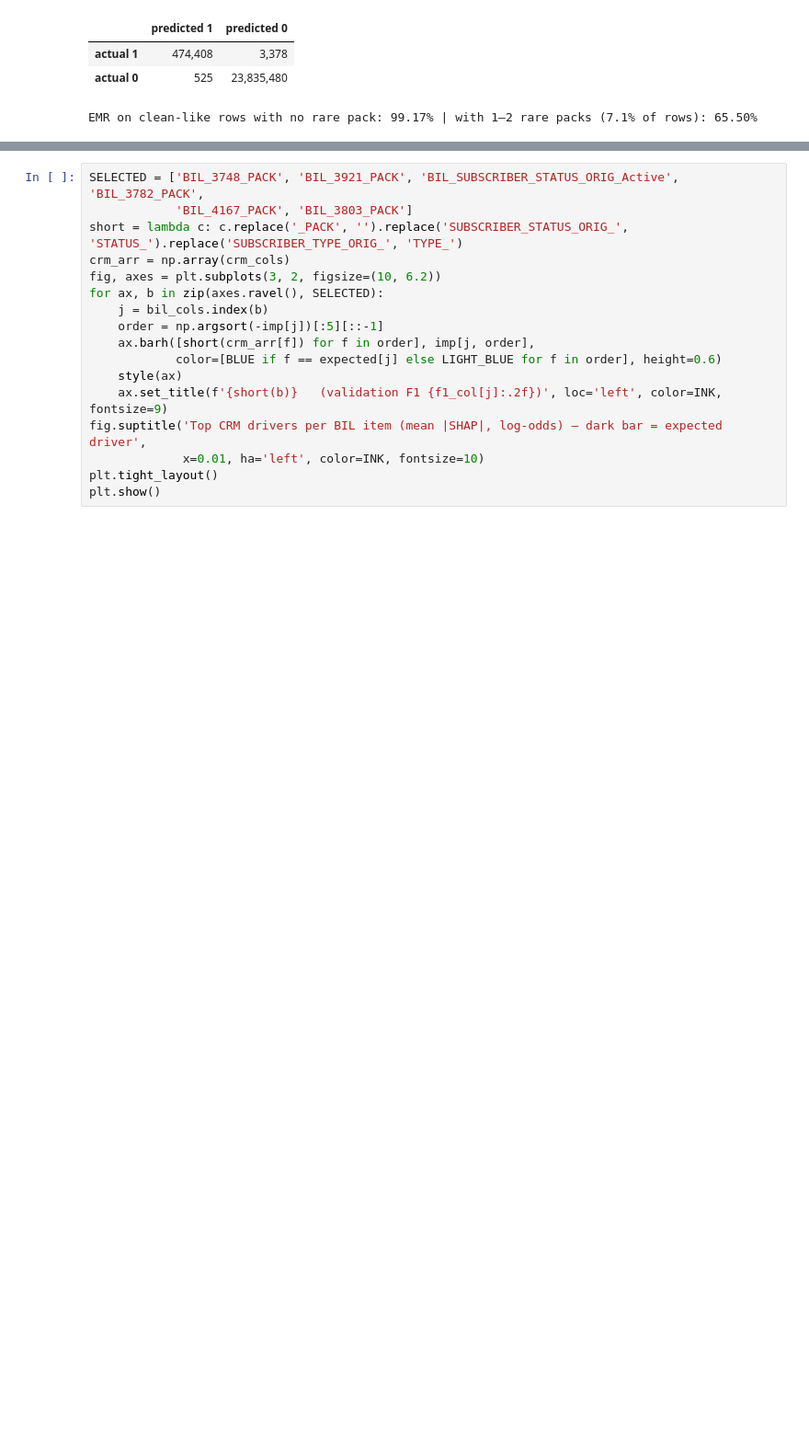
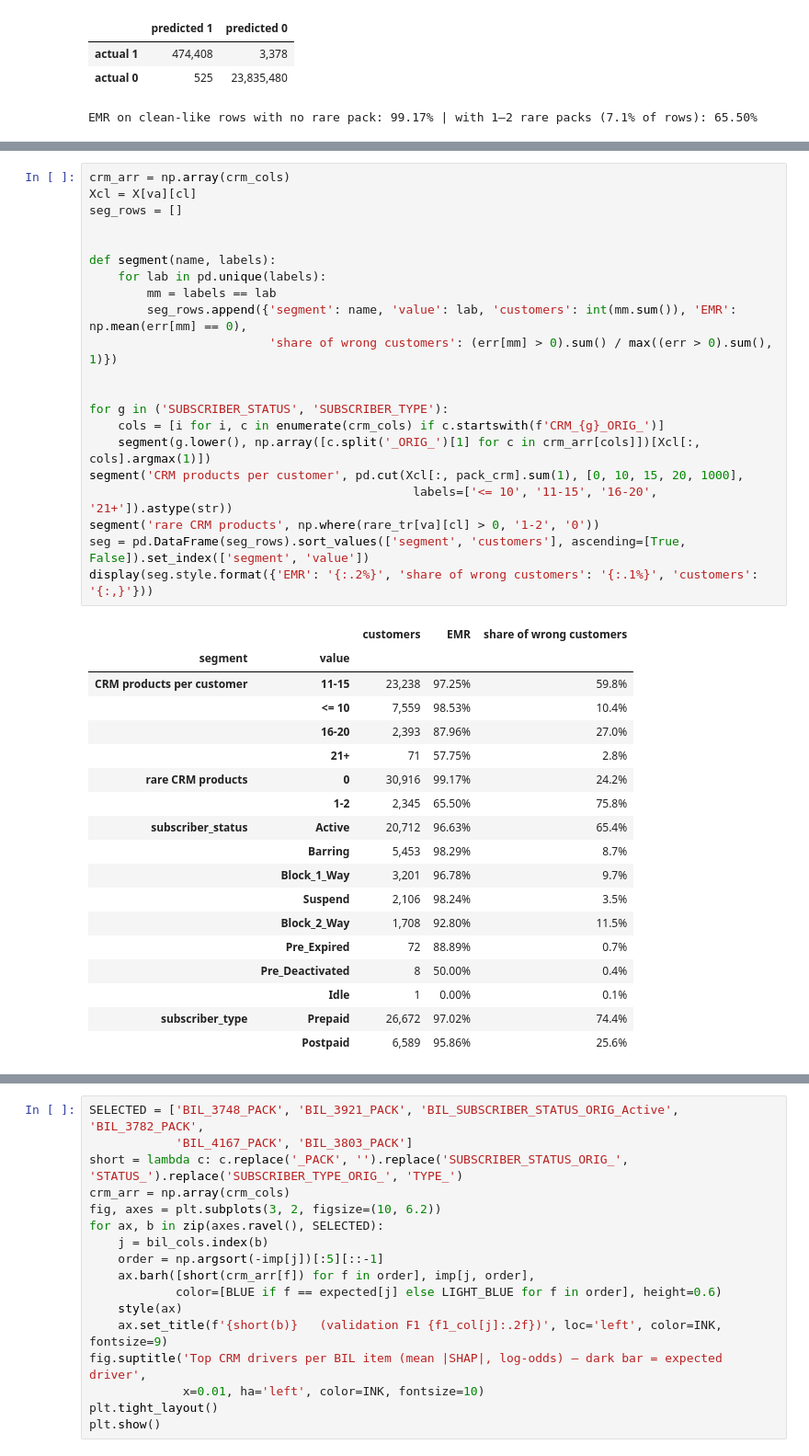
Before and after one commit to therealblitz00/ECQ, a Jupyter notebook: notebooks/sprint3_final.ipynb, the cells around one changed output, grey strips where cells are left out. Shown at 92% size. Saved outputs shown, nothing was run; the diff lists cells and outputs as text; blank space fills up the shorter version.

```diff
--- a/notebooks/sprint3_final.ipynb
+++ b/notebooks/sprint3_final.ipynb
@@ -522,0 +643,40 @@ SHAP values come from LightGBM's built-in TreeSHAP (`pred_contrib=True`, identic
+# %%
+crm_arr = np.array(crm_cols)
+Xcl = X[va][cl]
+seg_rows = []
+
+
+def segment(name, labels):
+    for lab in pd.unique(labels):
+        mm = labels == lab
+        seg_rows.append({'segment': name, 'value': lab, 'customers': int(mm.sum()), 'EMR': np.mean(err[mm] == 0),
+                         'share of wrong customers': (err[mm] > 0).sum() / max((err > 0).sum(), 1)})
+
+
+for g in ('SUBSCRIBER_STATUS', 'SUBSCRIBER_TYPE'):
+    cols = [i for i, c in enumerate(crm_cols) if c.startswith(f'CRM_{g}_ORIG_')]
+    segment(g.lower(), np.array([c.split('_ORIG_')[1] for c in crm_arr[cols]])[Xcl[:, cols].argmax(1)])
+segment('CRM products per customer', pd.cut(Xcl[:, pack_crm].sum(1), [0, 10, 15, 20, 1000],
+                                             labels=['<= 10', '11-15', '16-20', '21+']).astype(str))
+segment('rare CRM products', np.where(rare_tr[va][cl] > 0, '1-2', '0'))
+seg = pd.DataFrame(seg_rows).sort_values(['segment', 'customers'], ascending=[True, False]).set_index(['segment', 'value'])
+display(seg.style.format({'EMR': '{:.2%}', 'share of wrong customers': '{:.1%}', 'customers': '{:,}'}))
+# %% [output]
+|  |  | customers | EMR | share of wrong customers |
+| segment | value |  |  |  |
+| CRM products per customer | 11-15 | 23,238 | 97.25% | 59.8% |
+|  | <= 10 | 7,559 | 98.53% | 10.4% |
+|  | 16-20 | 2,393 | 87.96% | 27.0% |
+|  | 21+ | 71 | 57.75% | 2.8% |
+| rare CRM products | 0 | 30,916 | 99.17% | 24.2% |
+|  | 1-2 | 2,345 | 65.50% | 75.8% |
+| subscriber_status | Active | 20,712 | 96.63% | 65.4% |
+|  | Barring | 5,453 | 98.29% | 8.7% |
+|  | Block_1_Way | 3,201 | 96.78% | 9.7% |
+|  | Suspend | 2,106 | 98.24% | 3.5% |
+|  | Block_2_Way | 1,708 | 92.80% | 11.5% |
+|  | Pre_Expired | 72 | 88.89% | 0.7% |
+|  | Pre_Deactivated | 8 | 50.00% | 0.4% |
+|  | Idle | 1 | 0.00% | 0.1% |
+| subscriber_type | Prepaid | 26,672 | 97.02% | 74.4% |
+|  | Postpaid | 6,589 | 95.86% | 25.6% |
```
Also changed, not shown: parts of 23 cells of this notebook, 13 other files.
